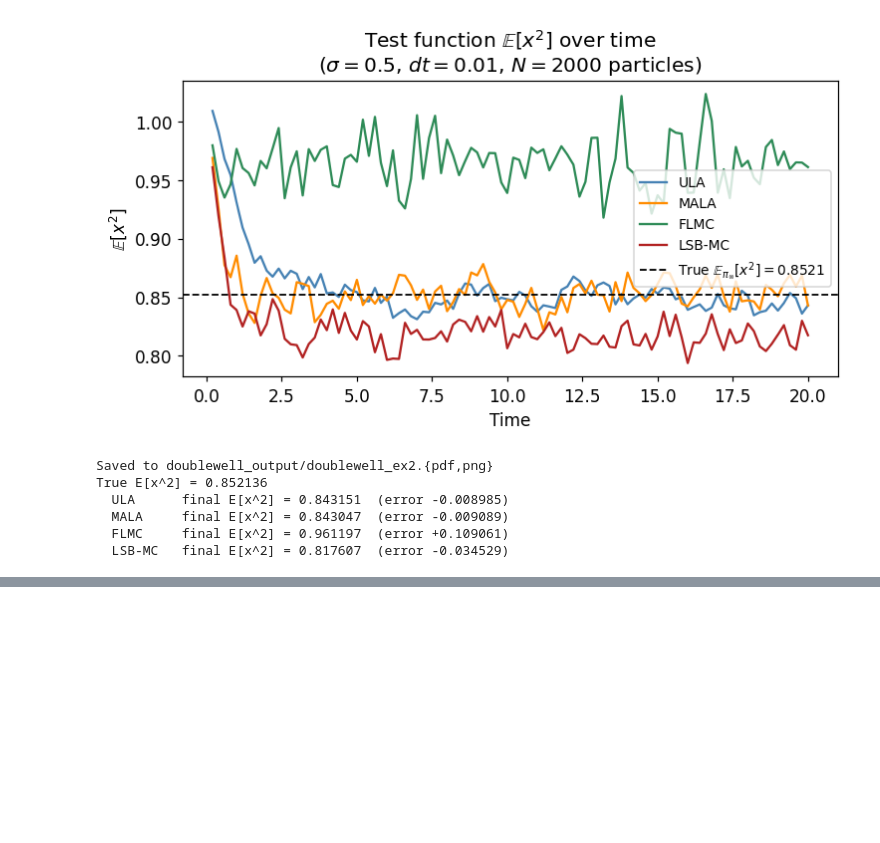
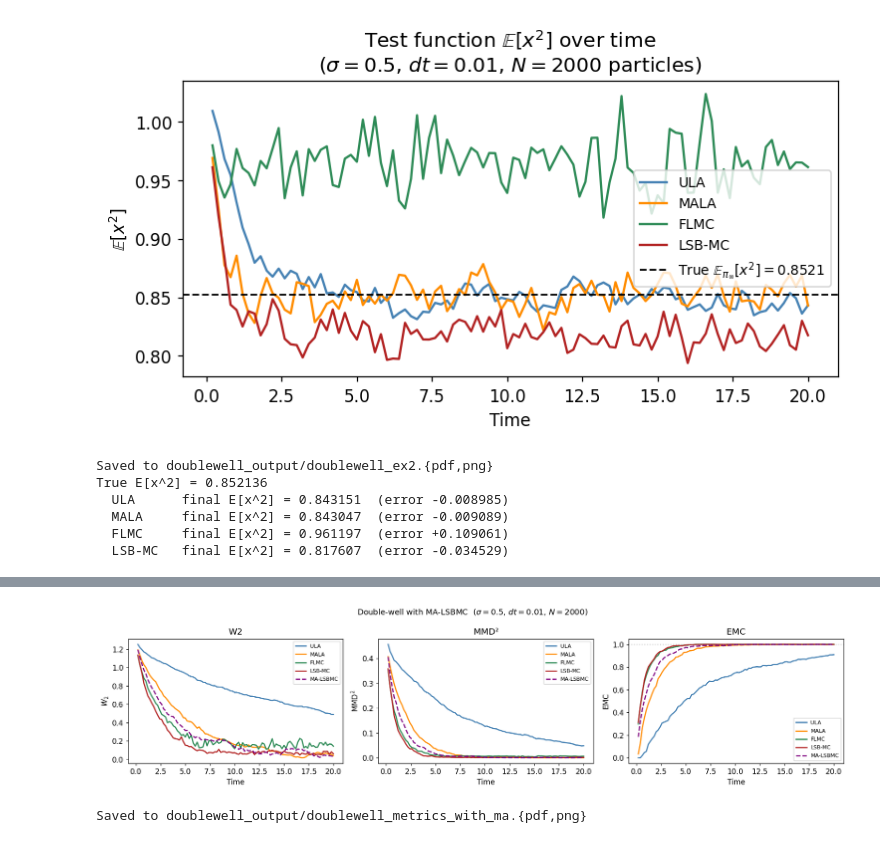
Before and after one commit to zheyuanlai/levy-sampling, a Jupyter notebook: doublewell.ipynb, the cells around one changed output, grey strips where cells are left out. Saved outputs shown, nothing was run; the diff lists cells and outputs as text; code cells hidden in the pictures; blank space fills up the shorter version.

Commit message:
add Metropolis-adjusted LSBMC on 1D

```diff
--- a/doublewell.ipynb
+++ b/doublewell.ipynb
@@ -636,0 +1166,40 @@ True E[x^2] = 0.852136
+# %%
+# ── Color / method config for extended plots ────────────────────────────────
+COLORS_EXT  = {**COLORS, 'MA-LSBMC': 'purple'}
+METHODS_EXT = ['ULA', 'MALA', 'FLMC', 'LSB-MC', 'MA-LSBMC']
+
+
+def _get_ext(m, idx):
+    """Helper: safely index into results_ext tuple (7 or 6 elements)."""
+    return results_ext[m][idx]
+
+
+# ── Figure A: metric curves with MA-LSBMC ──────────────────────────────────
+fig, axes = plt.subplots(1, 3, figsize=(16, 4))
+for m in METHODS_EXT:
+    t  = _get_ext(m, 0)
+    w2 = _get_ext(m, 1)
+    mm = _get_ext(m, 2)
+    em = _get_ext(m, 3)
+    ls = '--' if m == 'MA-LSBMC' else '-'
+    axes[0].plot(t, w2, color=COLORS_EXT[m], lw=1.8, ls=ls, label=m)
+    axes[1].plot(t, mm, color=COLORS_EXT[m], lw=1.8, ls=ls, label=m)
+    axes[2].plot(t, em, color=COLORS_EXT[m], lw=1.8, ls=ls, label=m)
+
+axes[0].set(xlabel='Time', ylabel='$W_2$',   title='W2')
+axes[1].set(xlabel='Time', ylabel='MMD$^2$', title='MMD²')
+axes[2].set(xlabel='Time', ylabel='EMC',     title='EMC')
+axes[2].axhline(1.0, color='gray', ls=':', alpha=0.4)
+for ax in axes:
+    ax.legend(fontsize=8)
+
+plt.suptitle(f'Double-well with MA-LSBMC  ($\\sigma={SIGMA}$, $dt={DT}$, $N={N_PART}$)',
+             fontsize=12)
+plt.tight_layout()
+for ext in ('pdf', 'png'):
+    fig.savefig(OUT / f'doublewell_metrics_with_ma.{ext}', bbox_inches='tight', dpi=150)
+plt.show()
+print(f"Saved to {OUT}/doublewell_metrics_with_ma.{{pdf,png}}")
+# %% [output]
+[figure, added]
+Saved to doublewell_output/doublewell_metrics_with_ma.{pdf,png}
```
Also changed, not shown: parts of 7 cells of this notebook, 11 other files.
